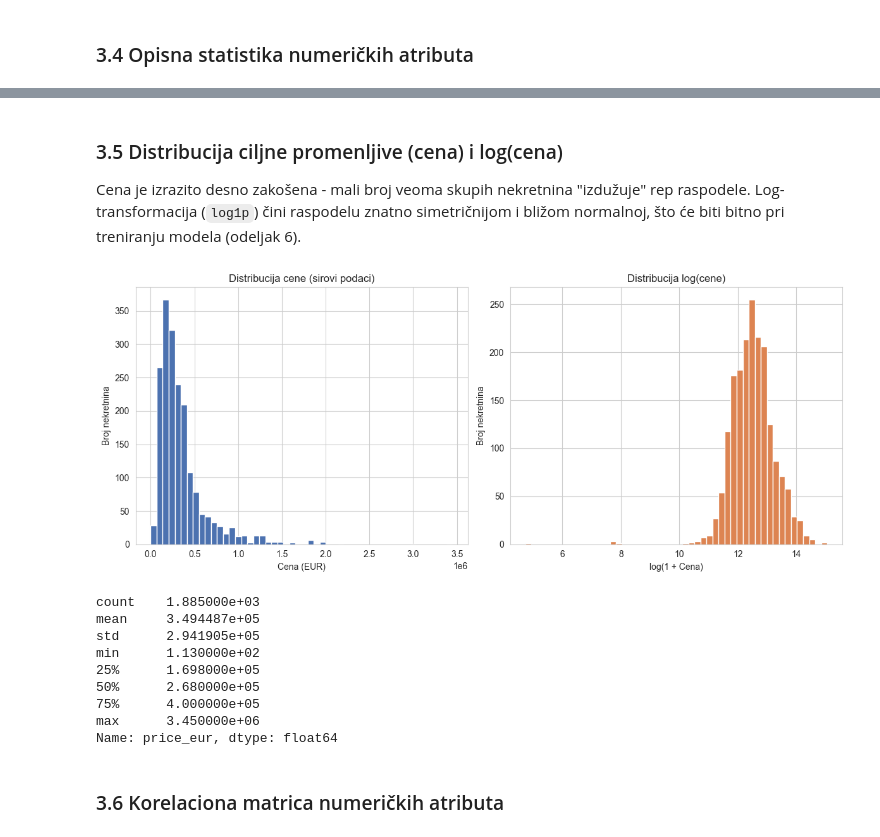
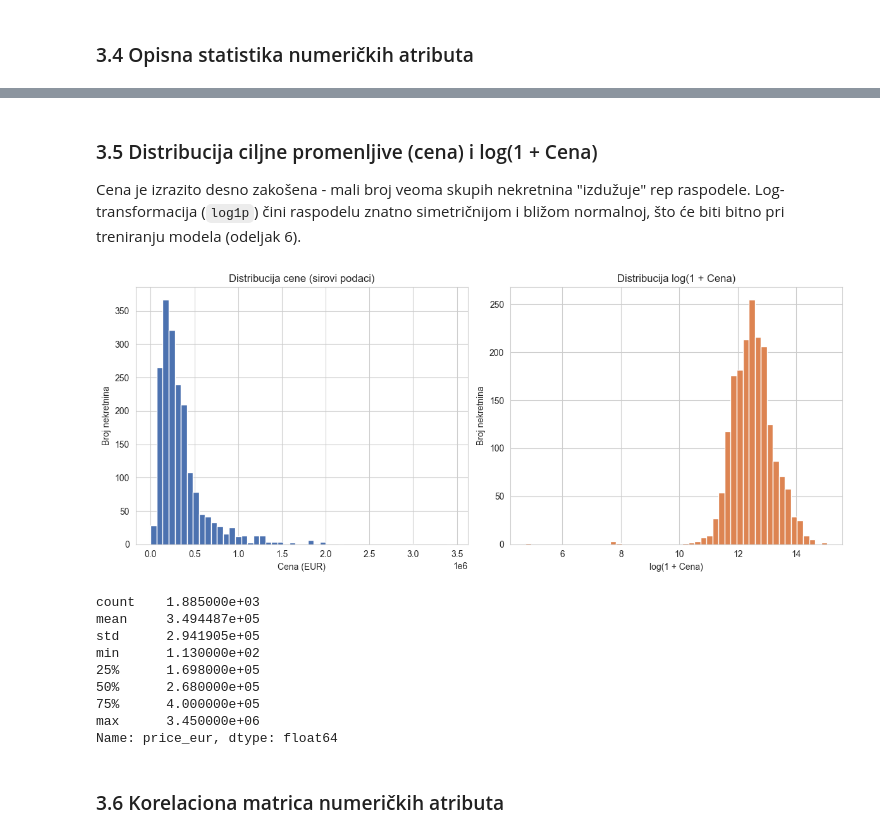
Before and after one commit to jpaic/real-estate-valuation-artificial-intelligence, a Jupyter notebook: models/procena_vrednosti_nekretnina.ipynb, the cells around one changed output, grey strips where cells are left out. Cells and saved outputs as stored; diff of their text form; code cells hidden in the pictures.

Commit message:
Polish notebook: fix metrics/references, MLP variance note, organize model output

```diff
--- a/models/procena_vrednosti_nekretnina.ipynb
+++ b/models/procena_vrednosti_nekretnina.ipynb
@@ -74,9 +74,8 @@ Da bi poređenje bilo validno, **svi modeli koriste**:
 ## 2. Učitavanje podataka
 # %%
 import os
-import json
 import time
-import pickle
+import tempfile
 import warnings
 
 # TensorFlow ispisuje dosta INFO/WARNING poruka o oneDNN optimizacijama i
@@ -109,6 +108,8 @@ import tensorflow as tf
 from tensorflow import keras
 from tensorflow.keras import layers
 
+tf.get_logger().setLevel("ERROR")
+
 import shap
 
 warnings.filterwarnings("ignore")
@@ -118,9 +119,14 @@ RANDOM_STATE = 42
 np.random.seed(RANDOM_STATE)
 tf.random.set_seed(RANDOM_STATE)
 
-CSV_PATH = "../data/nekretnine_listings.csv"
+CSV_PATH = "../data/processed/nekretnine_listings.csv"
 MODEL_DIR = "../models"
+FIGURES_DIR = os.path.join(MODEL_DIR, "figures")
+ARTIFACTS_DIR = os.path.join(MODEL_DIR, "artifacts")
+CATBOOST_TRAIN_DIR = os.path.join(tempfile.gettempdir(), "nev_catboost_info")
 os.makedirs(MODEL_DIR, exist_ok=True)
+os.makedirs(FIGURES_DIR, exist_ok=True)
+os.makedirs(ARTIFACTS_DIR, exist_ok=True)
 
 BELGRADE_CENTER_LAT = 44.8125
 BELGRADE_CENTER_LON = 20.4612
@@ -271,7 +277,7 @@ df_raw.describe().T
 | latitude | 1872.0 | 44.784921 | 0.060870 | 44.349998 | 44.780015 | 4.479806e+01 | 4.481192e+01 | 4.506794e+01 |
 | longitude | 1872.0 | 20.454095 | 0.070380 | 20.136370 | 20.417999 | 2.046400e+01 | 2.048580e+01 | 2.075810e+01 |
 # %% [markdown]
-### 3.5 Distribucija ciljne promenljive (cena) i log(cena)
+### 3.5 Distribucija ciljne promenljive (cena) i log(1 + Cena)
 
 Cena je izrazito desno zakošena - mali broj veoma skupih nekretnina
 "izdužuje" rep raspodele. Log-transformacija (`log1p`) čini raspodelu
@@ -280,23 +286,23 @@ modela (odeljak 6).
 # %%
 fig, axes = plt.subplots(1, 2, figsize=(12, 5))
 
 axes[0].hist(df_raw["price_eur"].dropna(), bins=50, color="#4C72B0", edgecolor="white")
 axes[0].set_xlabel("Cena (EUR)")
 axes[0].set_ylabel("Broj nekretnina")
 axes[0].set_title("Distribucija cene (sirovi podaci)")
 
 axes[1].hist(np.log1p(df_raw["price_eur"].dropna()), bins=50, color="#DD8452", edgecolor="white")
 axes[1].set_xlabel("log(1 + Cena)")
 axes[1].set_ylabel("Broj nekretnina")
-axes[1].set_title("Distribucija log(cene)")
+axes[1].set_title("Distribucija log(1 + Cena)")
 
 plt.tight_layout()
-plt.savefig(os.path.join(MODEL_DIR, "eda_price_distribution.png"), dpi=150)
+plt.savefig(os.path.join(FIGURES_DIR, "eda_price_distribution.png"), dpi=150)
 plt.show()
 
 print(df_raw["price_eur"].describe())
 # %% [output]
-[figure, old version]
+[figure, new version]
 count    1.885000e+03
 mean     3.494487e+05
 std      2.941905e+05
```
Also changed, not shown: parts of 41 cells of this notebook, 3 other files.
